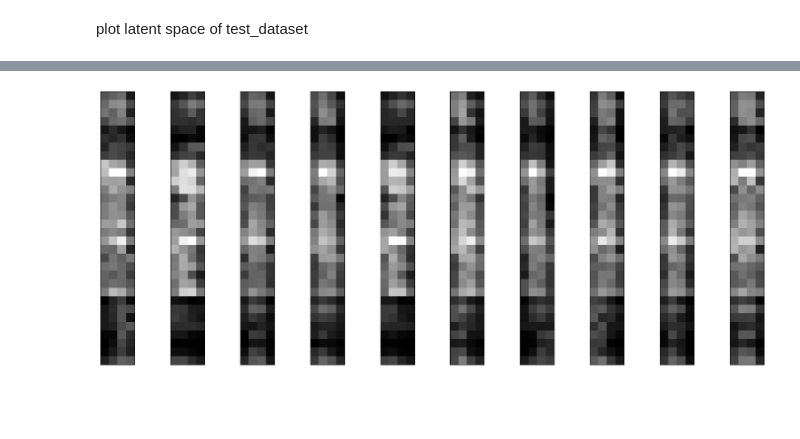
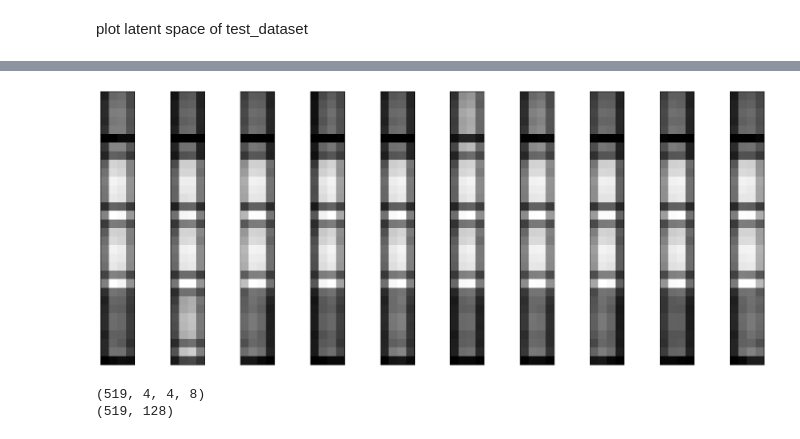
Before and after one commit to somrawee/speedupGAN, a Jupyter notebook: encoder_casting.ipynb, the cells around one changed output, grey strips where cells are left out. Cells and saved outputs as stored; diff of their text form; code cells hidden in the pictures; blank space fills up the shorter version.

Commit message:
test_version 14B

```diff
--- a/encoder_casting.ipynb
+++ b/encoder_casting.ipynb
@@ -37,3 +68,23 @@ x_test = np.reshape(x_test, (len(x_test), 28, 28, 1))
 print(x_train.shape)
 # %% [output]
 (60000, 28, 28, 1)
+# %%
+import numpy as np
+import os
+from PIL import Image
+
+X_train = []
+dataset_path = "/Users/somrawee/Coding/DataSet/CastingProduct/casting_512x512/casting_512x512/ok_front"
+
+image_names = os.listdir(dataset_path)
+
+for i in image_names:
+    img = Image.open(dataset_path + '/' + i)
+    img = img.resize((128, 128))
+    img = np.asarray(img)
+    X_train.append(img)
+
+X_train = np.asarray(X_train)
+X_train = (X_train.astype(np.float32)-127.5) /127.5
+
+print(X_train.shape)
@@ -39,0 +93,9 @@ print(x_train.shape)
+# %%
+dataset = X_train
+
+from sklearn.model_selection import train_test_split
+
+x_train, x_test = train_test_split(dataset, test_size=0.2)
+
+print(x_train.shape)
+print(x_test.shape)
@@ -90,7 +153,10 @@ plot latent space of test_dataset
 import matplotlib.pyplot as plt
 
 encoder = keras.Model(input_img, encoded)
-encoded_imgs = encoder.predict(x_test)
+#encoded_imgs = encoder.predict(x_test)
+encoded_imgs = encoder.predict(dataset)
+
+print(encoded_imgs.shape)
 
 n = 10
 plt.figure(figsize=(20, 8))
@@ -99,6 +165,7 @@ for i in range(1, n + 1):
     plt.imshow(encoded_imgs[i].reshape((4, 4 * 8)).T)
     plt.gray()
     ax.get_xaxis().set_visible(False)
+
     ax.get_yaxis().set_visible(False)
 plt.show()
 # %% [output]
@@ -107 +175,10 @@ plt.show()
-[figure, old version]
+[figure, new version]
+# %%
+print(encoded_imgs.shape)
+
+reshaped_encoded_imgs = np.reshape(encoded_imgs, (encoded_imgs.shape[0], 128))
+
+print(reshaped_encoded_imgs.shape)
+# %% [output]
+(519, 4, 4, 8)
+(519, 128)
```
Also changed, not shown: parts of 10 cells of this notebook, 3 other files.
